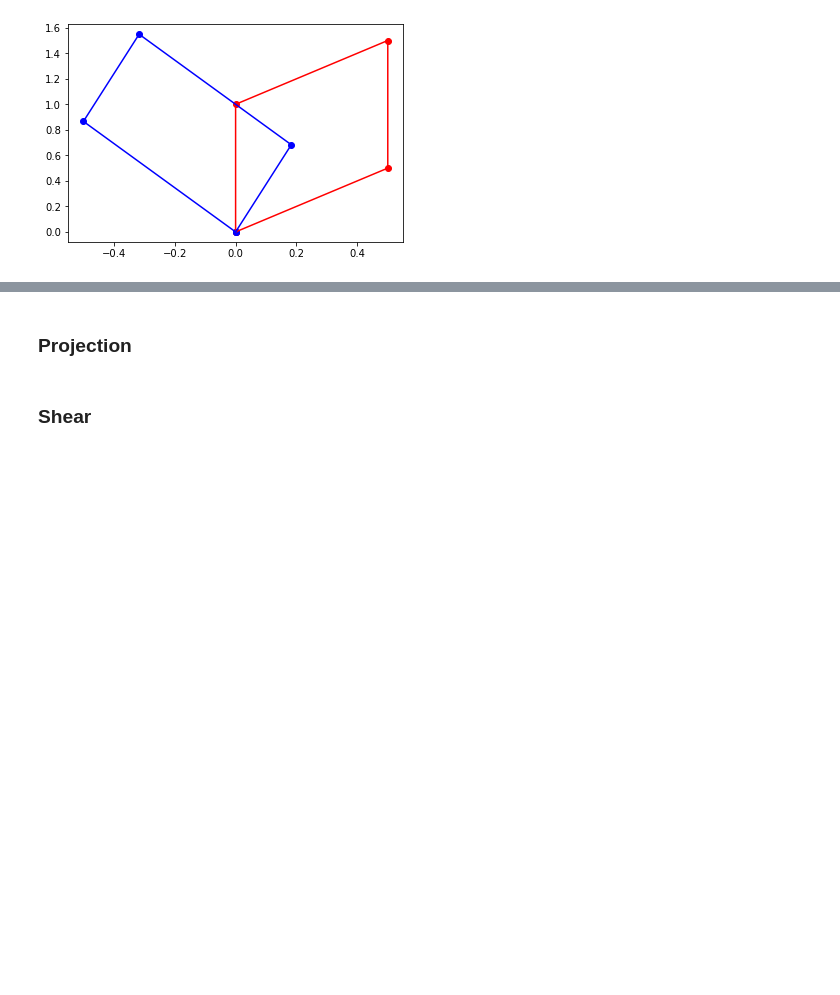
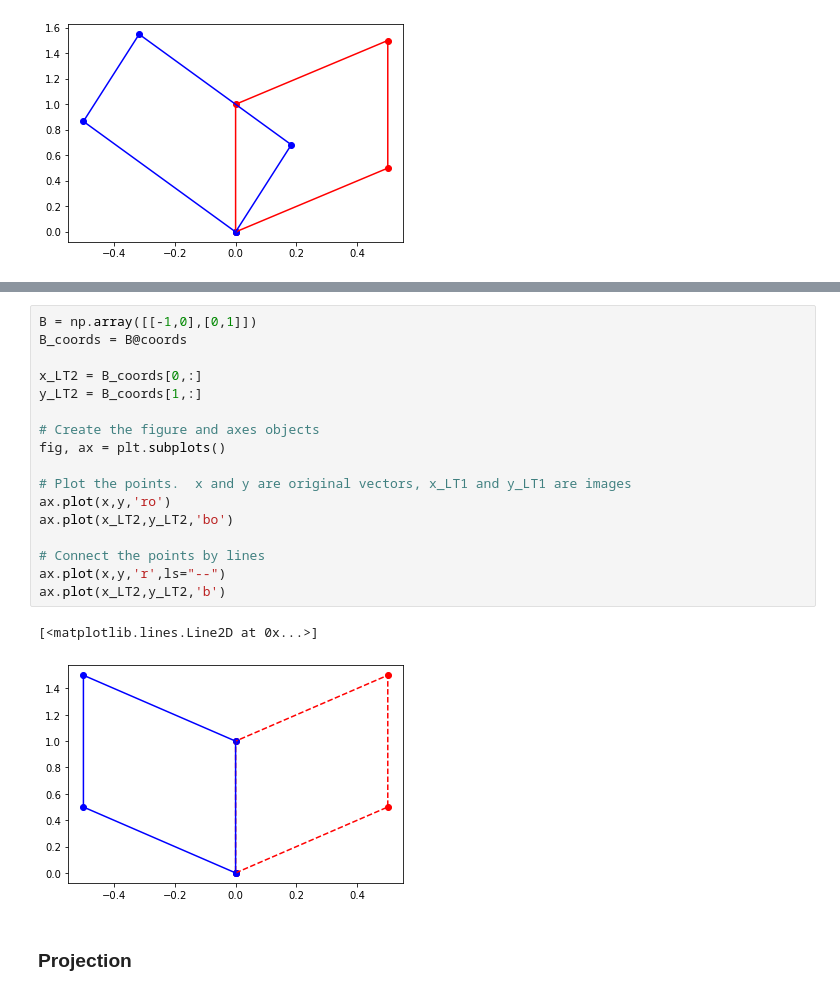
Before and after one commit to FeyzaDc/Lineer-Transformation-Labs, a Jupyter notebook: definiton.ipynb, the cells around one changed output, grey strips where cells are left out. Saved outputs shown, nothing was run; the diff lists cells and outputs as text; blank space fills up the shorter version.

```diff
--- a/definiton.ipynb
+++ b/definiton.ipynb
@@ -50,4 +67,22 @@ ax.plot(x_LT3, y_LT3,'b')
+# %%
+B = np.array([[-1,0],[0,1]])
+B_coords = B@coords
+
+x_LT2 = B_coords[0,:]
+y_LT2 = B_coords[1,:]
+
+# Create the figure and axes objects
+fig, ax = plt.subplots()
+
+# Plot the points.  x and y are original vectors, x_LT1 and y_LT1 are images
+ax.plot(x,y,'ro')
+ax.plot(x_LT2,y_LT2,'bo')
+
+# Connect the points by lines
+ax.plot(x,y,'r',ls="--")
+ax.plot(x_LT2,y_LT2,'b')
+# %% [output]
+[<matplotlib.lines.Line2D at 0x...>]
+[figure, added]
 # %% [markdown]
 ### Projection
-# %% [markdown]
-### Shear
```
Also changed, not shown: parts of 10 cells of this notebook.
